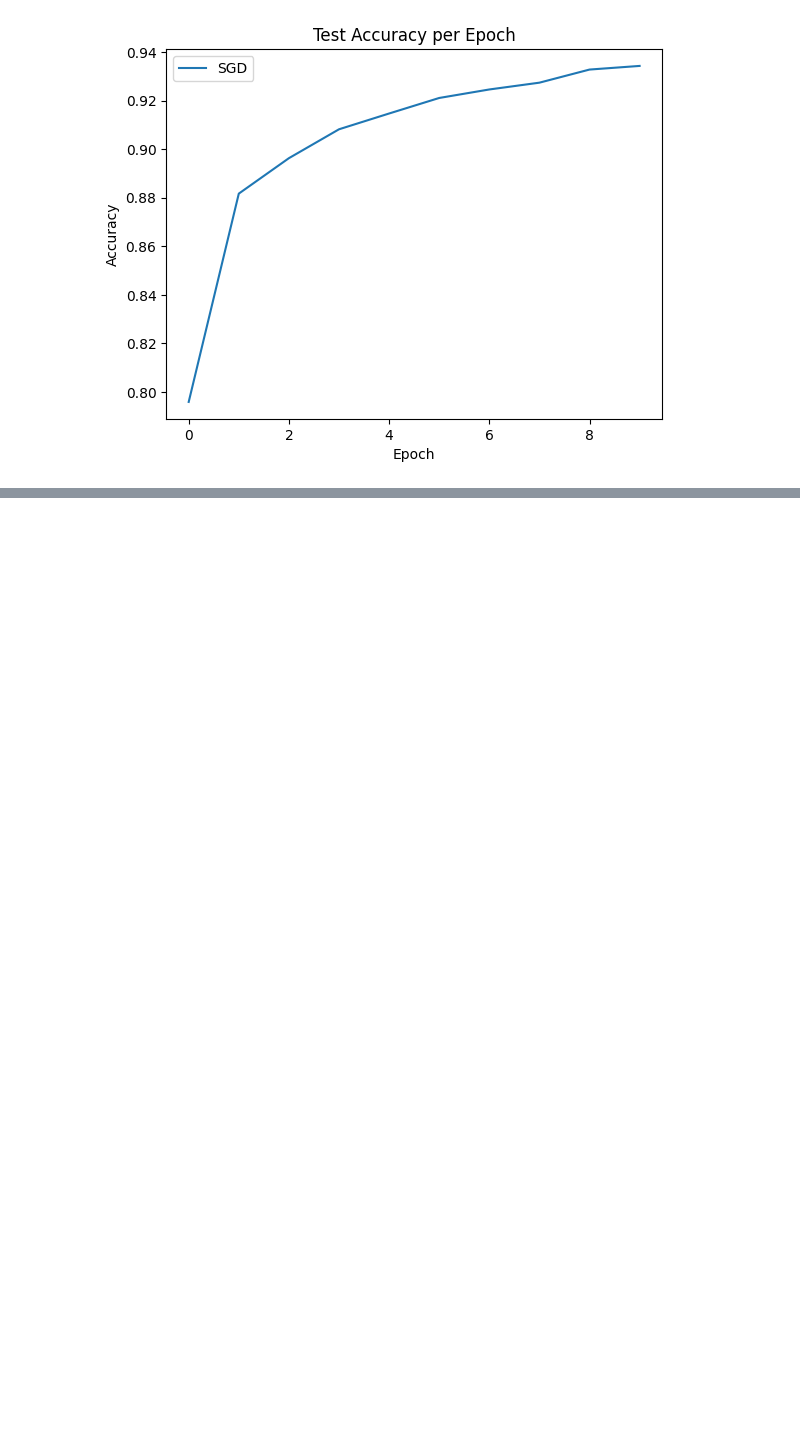
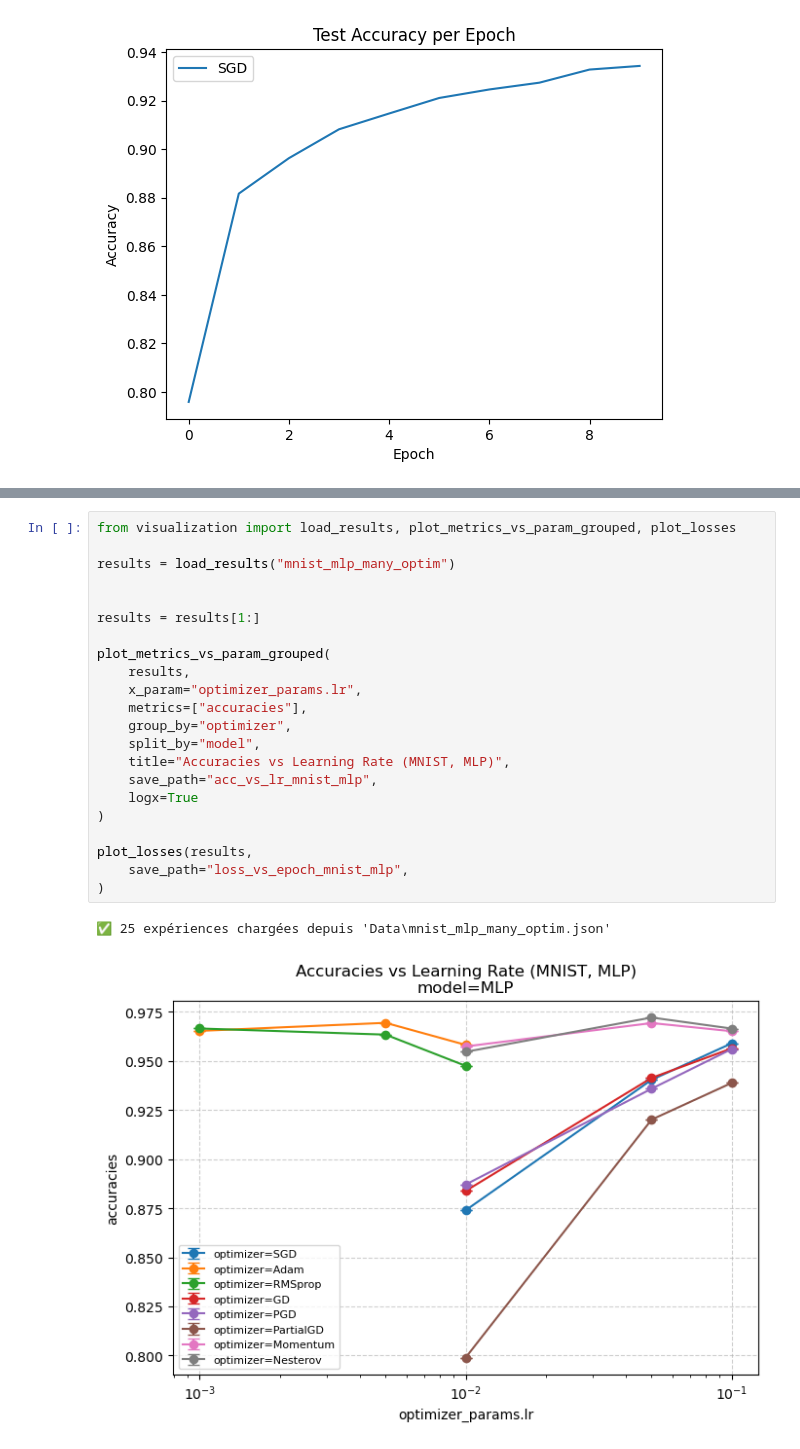
Before and after one commit to Eliasgoat/Opt-ML-project, a Jupyter notebook: MLP.ipynb, the cells around one changed output, grey strips where cells are left out. Saved outputs shown, nothing was run; the diff lists cells and outputs as text; blank space fills up the shorter version.

Commit message:
Results on MLP and modifying Newton method

```diff
--- a/MLP.ipynb
+++ b/MLP.ipynb
@@ -64,0 +206,25 @@ plt.show()
+# %%
+from visualization import load_results, plot_metrics_vs_param_grouped, plot_losses
+
+results = load_results("mnist_mlp_many_optim")
+
+
+results = results[1:]
+
+plot_metrics_vs_param_grouped(
+    results,
+    x_param="optimizer_params.lr",
+    metrics=["accuracies"],
+    group_by="optimizer",
+    split_by="model",
+    title="Accuracies vs Learning Rate (MNIST, MLP)",
+    save_path="acc_vs_lr_mnist_mlp",
+    logx=True
+)
+
+plot_losses(results,
+    save_path="loss_vs_epoch_mnist_mlp",
+)
+# %% [output]
+✅ 25 expériences chargées depuis 'Data\mnist_mlp_many_optim.json'
+[figure, added]
```
Also changed, not shown: parts of 2 cells of this notebook, 5 other files.
